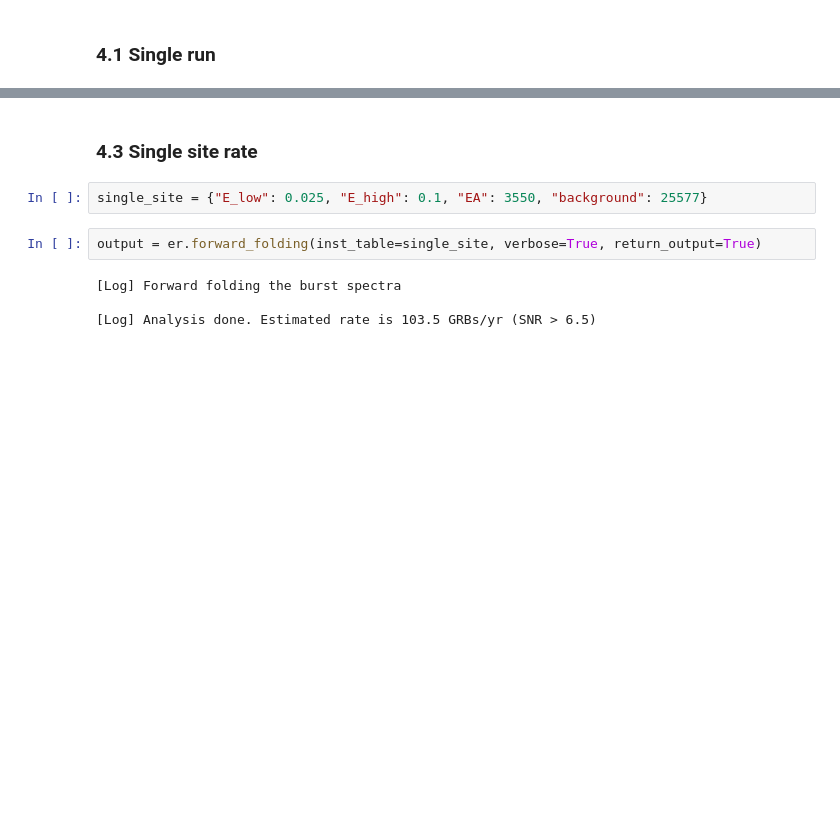
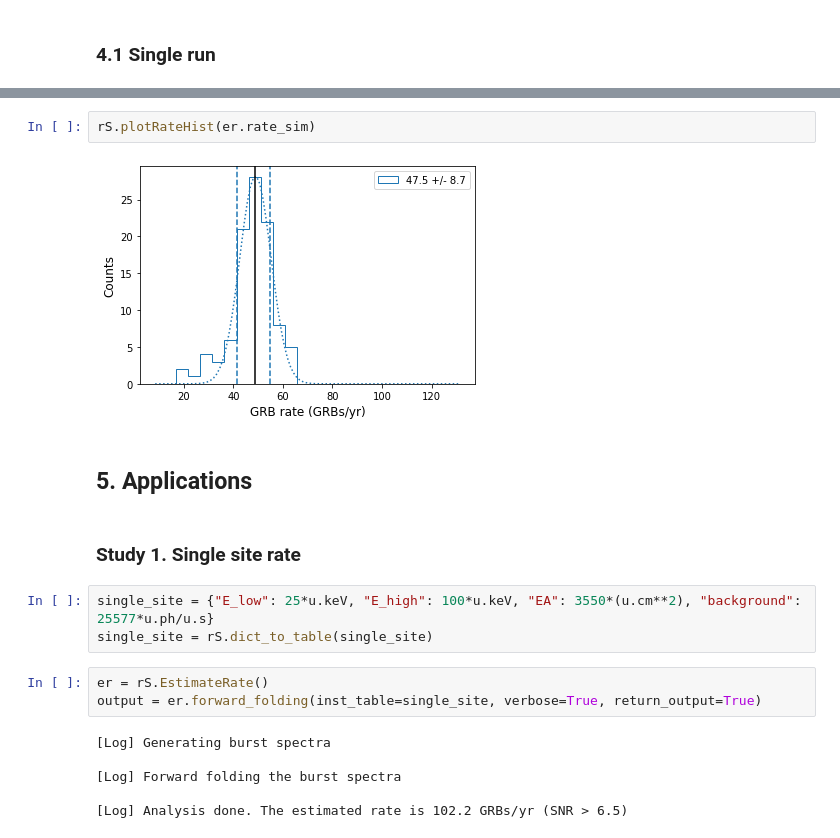
Before and after one commit to takdg123/grb_rate, a Jupyter notebook: tutorial.ipynb, the cells around one changed output, grey strips where cells are left out. Drawn from its saved outputs; the diff is of its cells as text; blank space fills up the shorter version.

```diff
--- a/tutorial.ipynb
+++ b/tutorial.ipynb
@@ -62,11 +69,21 @@ er.simulation(runs=3)
+# %%
+rS.plotRateHist(er.rate_sim)
+# %% [output]
+[figure, added]
+# %% [markdown]
+## 5. Applications
 # %% [markdown]
-### 4.3 Single site rate
+### Study 1. Single site rate
-# %%
-single_site = {"E_low": 0.025, "E_high": 0.1, "EA": 3550, "background": 25577}
+# %%
+single_site = {"E_low": 25*u.keV, "E_high": 100*u.keV, "EA": 3550*(u.cm**2), "background": 25577*u.ph/u.s}
+single_site = rS.dict_to_table(single_site)
 # %%
+er = rS.EstimateRate()
 output = er.forward_folding(inst_table=single_site, verbose=True, return_output=True)
 # %% [output]
+[Log] Generating burst spectra
+
 [Log] Forward folding the burst spectra
 
-[Log] Analysis done. Estimated rate is 103.5 GRBs/yr (SNR > 6.5)
+[Log] Analysis done. The estimated rate is 102.2 GRBs/yr (SNR > 6.5)
 # %%
```
Also changed, not shown: parts of 31 cells of this notebook, 1 other file.
